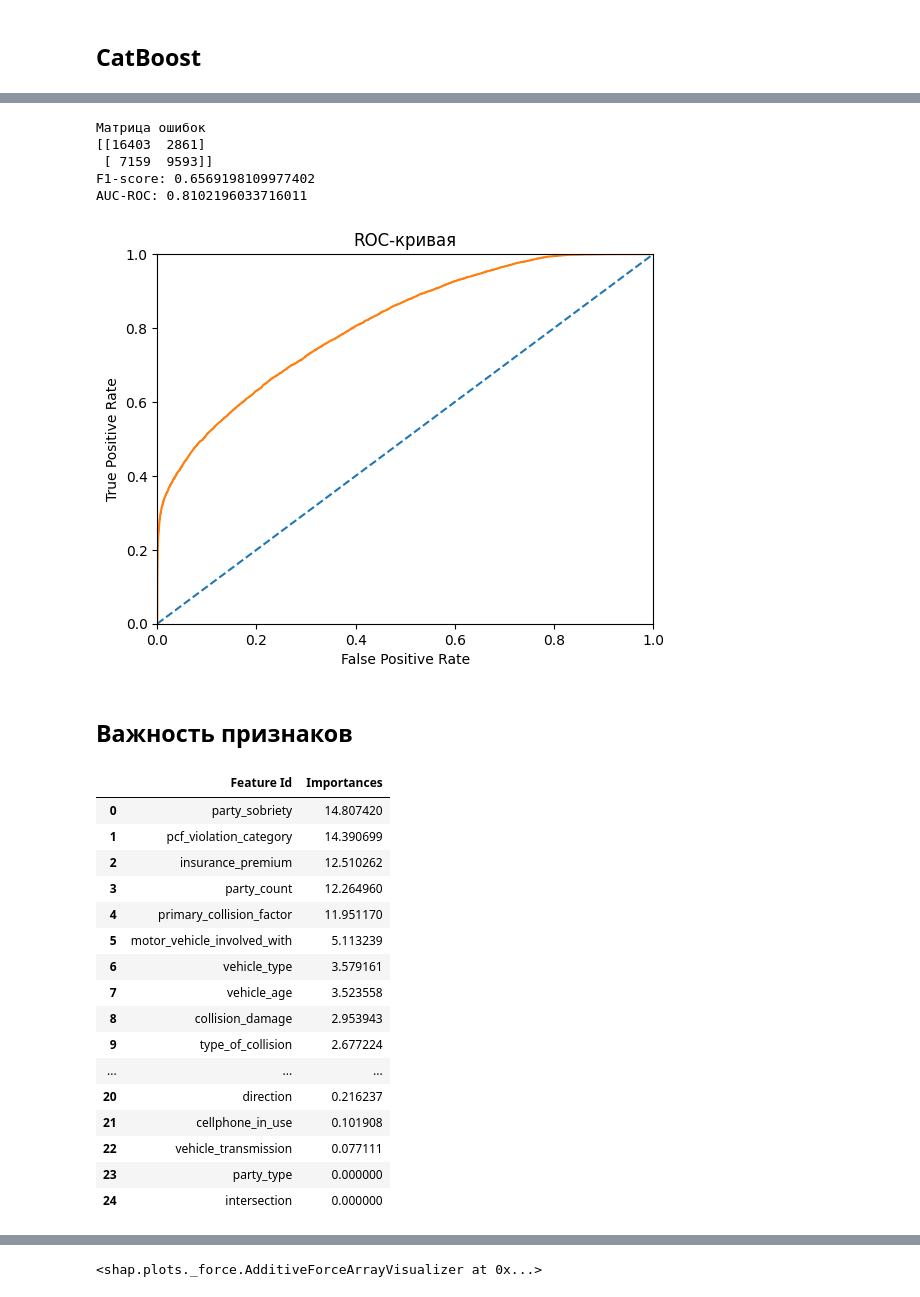
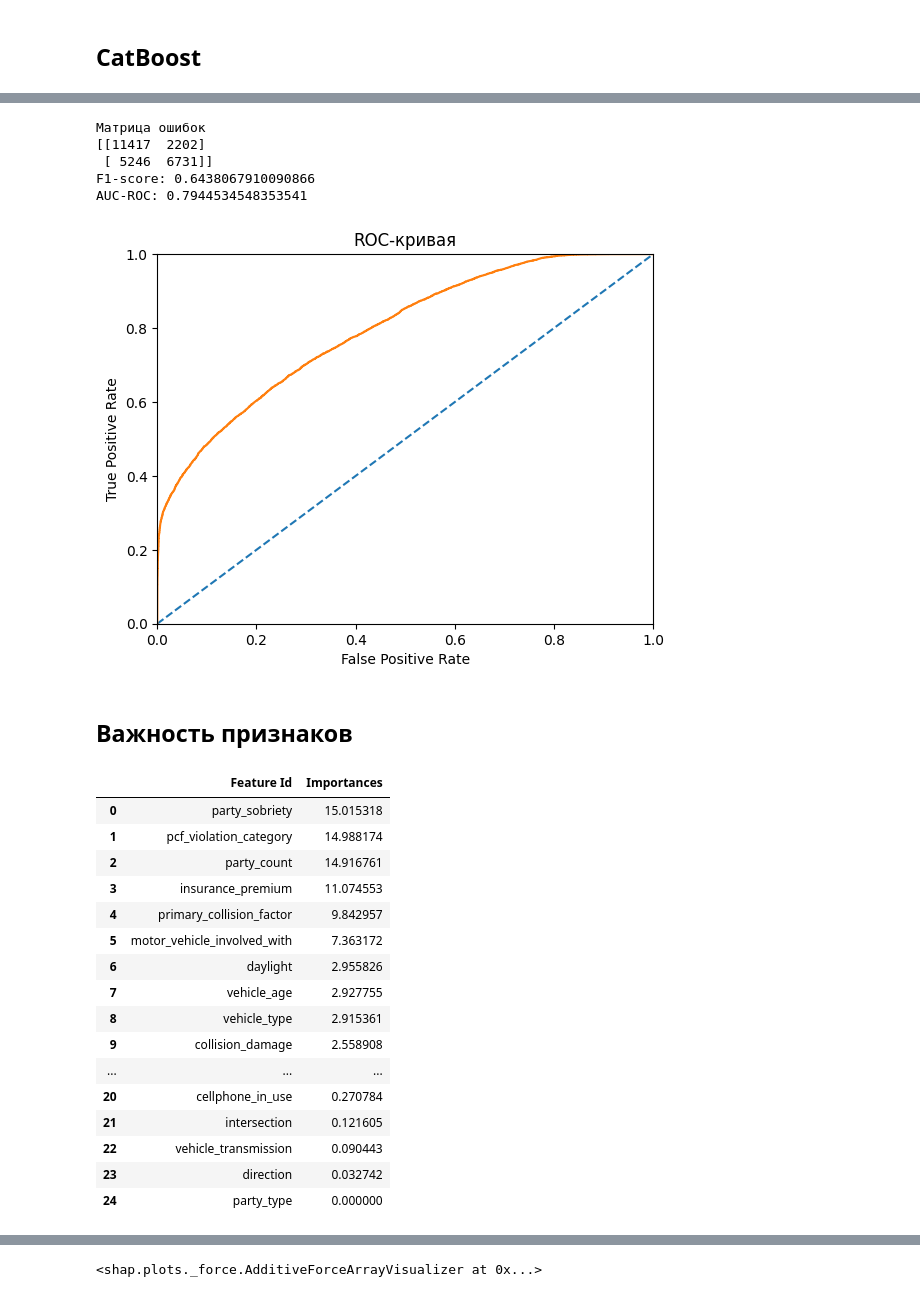
Before and after one commit to SergeyDolin/Road-Accident, a Jupyter notebook: RoadАccident.ipynb, the cells around one changed output, grey strips where cells are left out. Saved outputs shown, nothing was run; the diff lists cells and outputs as text; code cells hidden in the pictures.

```diff
--- a/RoadАccident.ipynb
+++ b/RoadАccident.ipynb
@@ -1133,7 +1134,7 @@ plt.show()
 [figure]
 # %%
 df['distance'] = df['distance'].abs()
-df = df.loc[df['distance'] < df['distance'].std()*.05]
+df = df.loc[df['distance'] < df['distance'].std()]
 # %%
 fig, axes = plt.subplots(ncols=2, figsize=(15, 5))
 sns.histplot(df['distance'], ax=axes[0], kde=True, bins=100, edgecolor='black', color=sns.color_palette("pink")[0])
@@ -1333,3 +1335,5 @@ cat_features = ohe_features
+# %%
+cat_features = features_train.select_dtypes(include='category').columns.to_list()
 # %%
 start_time_cat = time()
 cat_model = CatBoostClassifier(loss_function='Logloss',
@@ -1381,33 +1385,34 @@ print('Время прогнозирования модели: {0:.5f} сек.'.
 metrics(target_train, cat_model.predict(features_train), cat_model.predict_proba(features_train))
 # %% [output]
 Матрица ошибок
-[[16403  2861]
- [ 7159  9593]]
-F1-score: 0.6569198109977402
-AUC-ROC: 0.8102196033716011
+[[11417  2202]
+ [ 5246  6731]]
+F1-score: 0.6438067910090866
+AUC-ROC: 0.7944534548353541
-[figure, old version]
+[figure, new version]
 # %% [markdown]
 ## Важность признаков
 # %%
-cat_model.get_feature_importance(prettified=True)
+features_imp = cat_model.get_feature_importance(prettified=True)
+features_imp
 # %% [output]
 |  | Feature Id | Importances |
-| 0 | party_sobriety | 14.807420 |
-| 1 | pcf_violation_category | 14.390699 |
-| 2 | insurance_premium | 12.510262 |
-| 3 | party_count | 12.264960 |
-| 4 | primary_collision_factor | 11.951170 |
-| 5 | motor_vehicle_involved_with | 5.113239 |
-| 6 | vehicle_type | 3.579161 |
-| 7 | vehicle_age | 3.523558 |
-| 8 | collision_damage | 2.953943 |
-| 9 | type_of_collision | 2.677224 |
+| 0 | party_sobriety | 15.015318 |
+| 1 | pcf_violation_category | 14.988174 |
+| 2 | party_count | 14.916761 |
+| 3 | insurance_premium | 11.074553 |
+| 4 | primary_collision_factor | 9.842957 |
+| 5 | motor_vehicle_involved_with | 7.363172 |
+| 6 | daylight | 2.955826 |
+| 7 | vehicle_age | 2.927755 |
+| 8 | vehicle_type | 2.915361 |
+| 9 | collision_damage | 2.558908 |
 | ... | ... | ... |
-| 20 | direction | 0.216237 |
-| 21 | cellphone_in_use | 0.101908 |
-| 22 | vehicle_transmission | 0.077111 |
-| 23 | party_type | 0.000000 |
-| 24 | intersection | 0.000000 |
+| 20 | cellphone_in_use | 0.270784 |
+| 21 | intersection | 0.121605 |
+| 22 | vehicle_transmission | 0.090443 |
+| 23 | direction | 0.032742 |
+| 24 | party_type | 0.000000 |
 # %%
 explainer = shap.TreeExplainer(cat_model)
 shap_values=explainer.shap_values(Pool(features_train, target_train, cat_features=cat_features))
```
Also changed, not shown: parts of 37 cells of this notebook.
